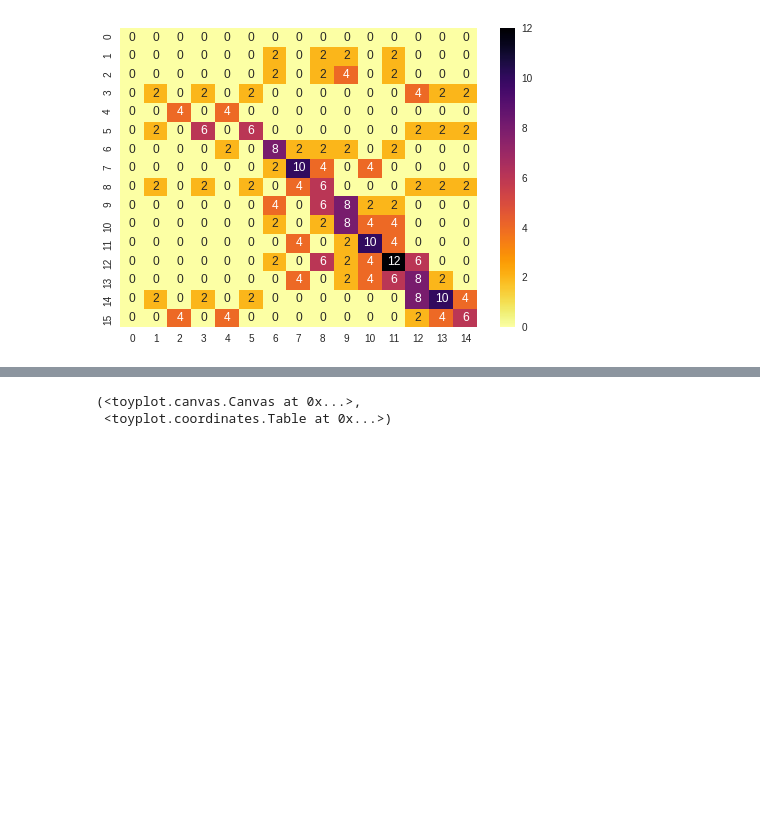
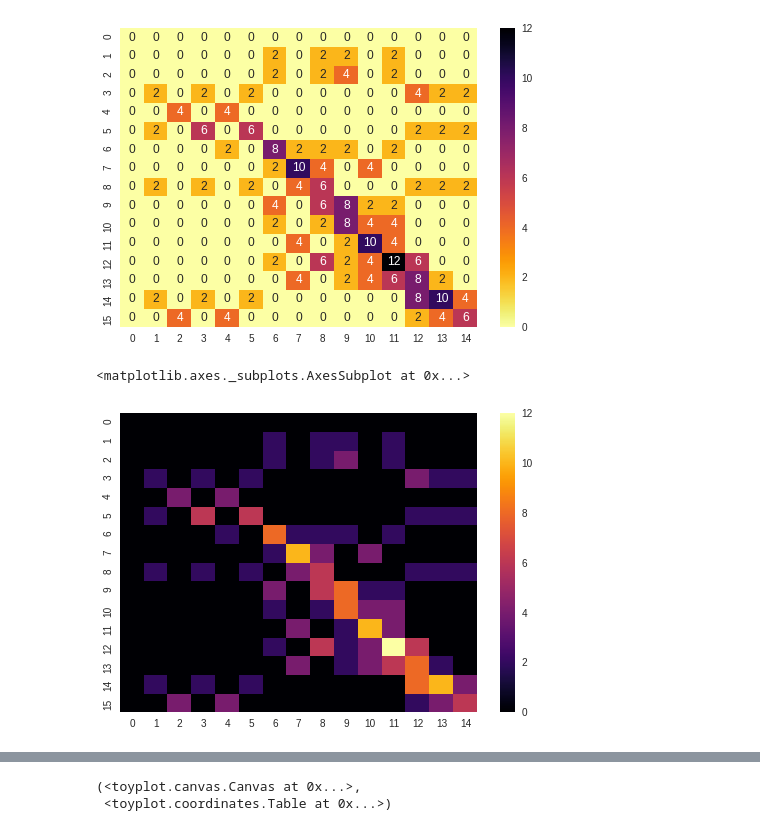
Before and after one commit to sidwekhande/sandbox, a Jupyter notebook: LocalAlignmentHeatmaps.ipynb, the cells around one changed output, grey strips where cells are left out. Cells and saved outputs as stored; diff of their text form; code cells hidden in the pictures; blank space fills up the shorter version.

```diff
--- a/LocalAlignmentHeatmaps.ipynb
+++ b/LocalAlignmentHeatmaps.ipynb
@@ -70,6 +91,12 @@ sns.heatmap(df,cmap="inferno_r",annot =True, fmt='d')
 # %% [output]
 <matplotlib.axes._subplots.AxesSubplot at 0x...>
 [figure]
+# %%
+
+sns.heatmap(df,cmap="inferno")
+# %% [output]
+<matplotlib.axes._subplots.AxesSubplot at 0x...>
+[figure, added]
 # %%
 #install toyplot library
 !pip install toyplot
```
Also changed, not shown: parts of 1 cell of this notebook.
